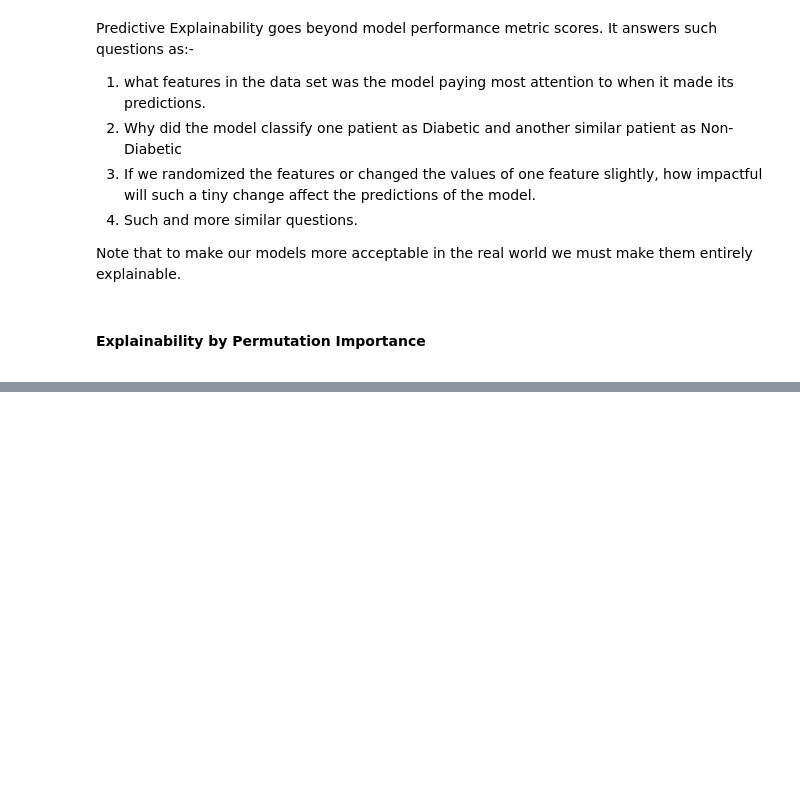
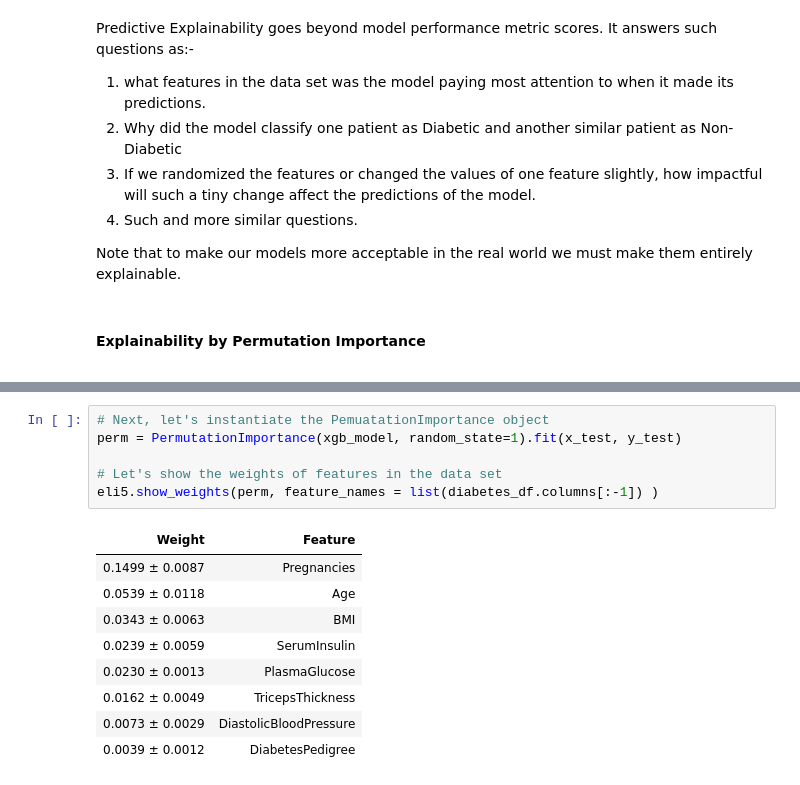
Before and after one commit to Lawrence-Krukrubo/Explainable_AI_Detecting_COVID19-, a Jupyter notebook: detecting_covid19_severity.ipynb, the cells around one changed output, grey strips where cells are left out. Cells and saved outputs as stored; diff of their text form; blank space fills up the shorter version.

```diff
--- a/detecting_covid19_severity.ipynb
+++ b/detecting_covid19_severity.ipynb
@@ -1047,0 +1069,16 @@ Note that to make our models more acceptable in the real world we must make them
+# %%
+# Next, let's instantiate the PemuatationImportance object
+perm = PermutationImportance(xgb_model, random_state=1).fit(x_test, y_test)
+
+# Let's show the weights of features in the data set
+eli5.show_weights(perm, feature_names = list(diabetes_df.columns[:-1]) )
+# %% [output]
+| Weight | Feature |
+| 0.1499 ± 0.0087 | Pregnancies |
+| 0.0539 ± 0.0118 | Age |
+| 0.0343 ± 0.0063 | BMI |
+| 0.0239 ± 0.0059 | SerumInsulin |
+| 0.0230 ± 0.0013 | PlasmaGlucose |
+| 0.0162 ± 0.0049 | TricepsThickness |
+| 0.0073 ± 0.0029 | DiastolicBloodPressure |
+| 0.0039 ± 0.0012 | DiabetesPedigree |
```
Also changed, not shown: parts of 5 cells of this notebook.
